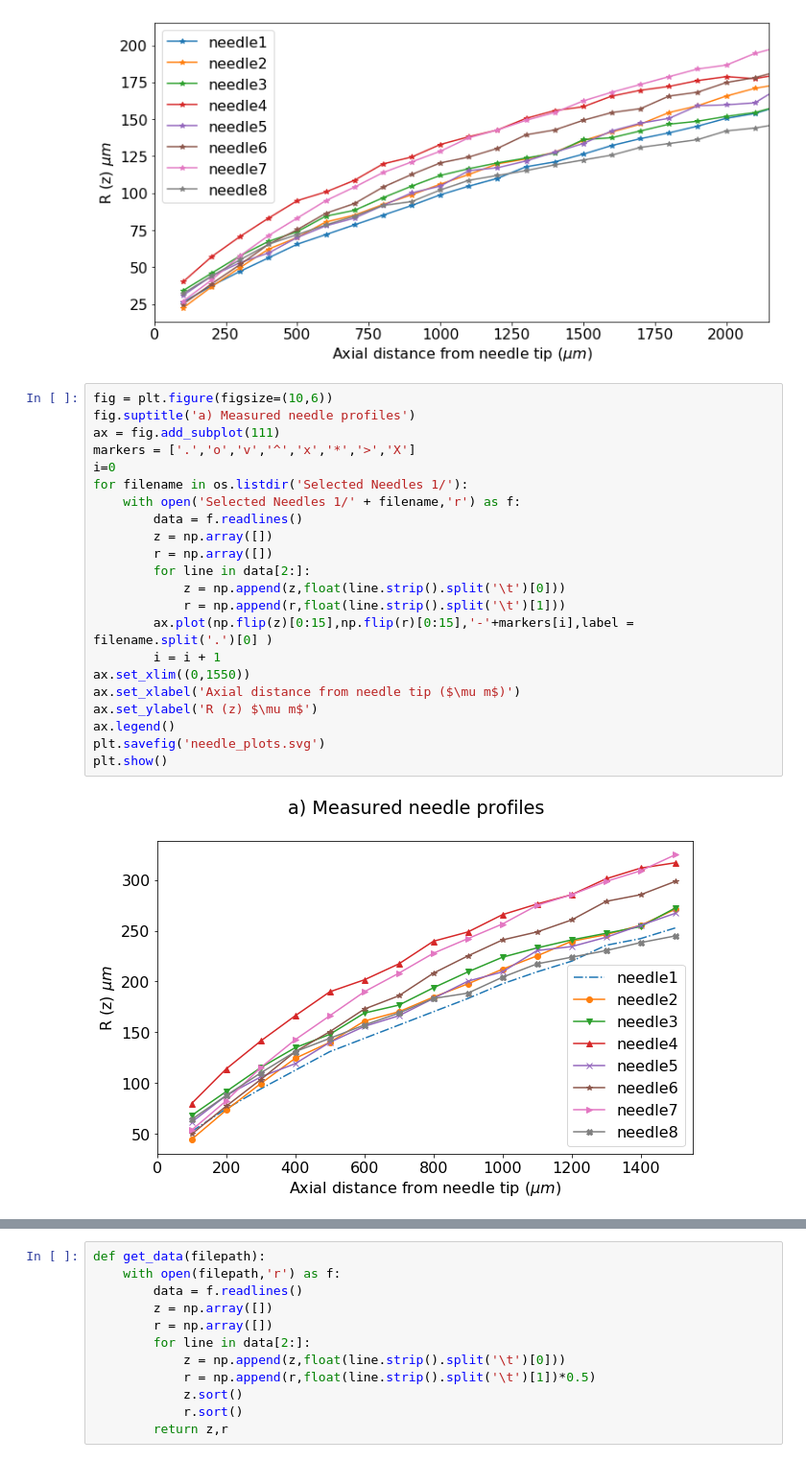
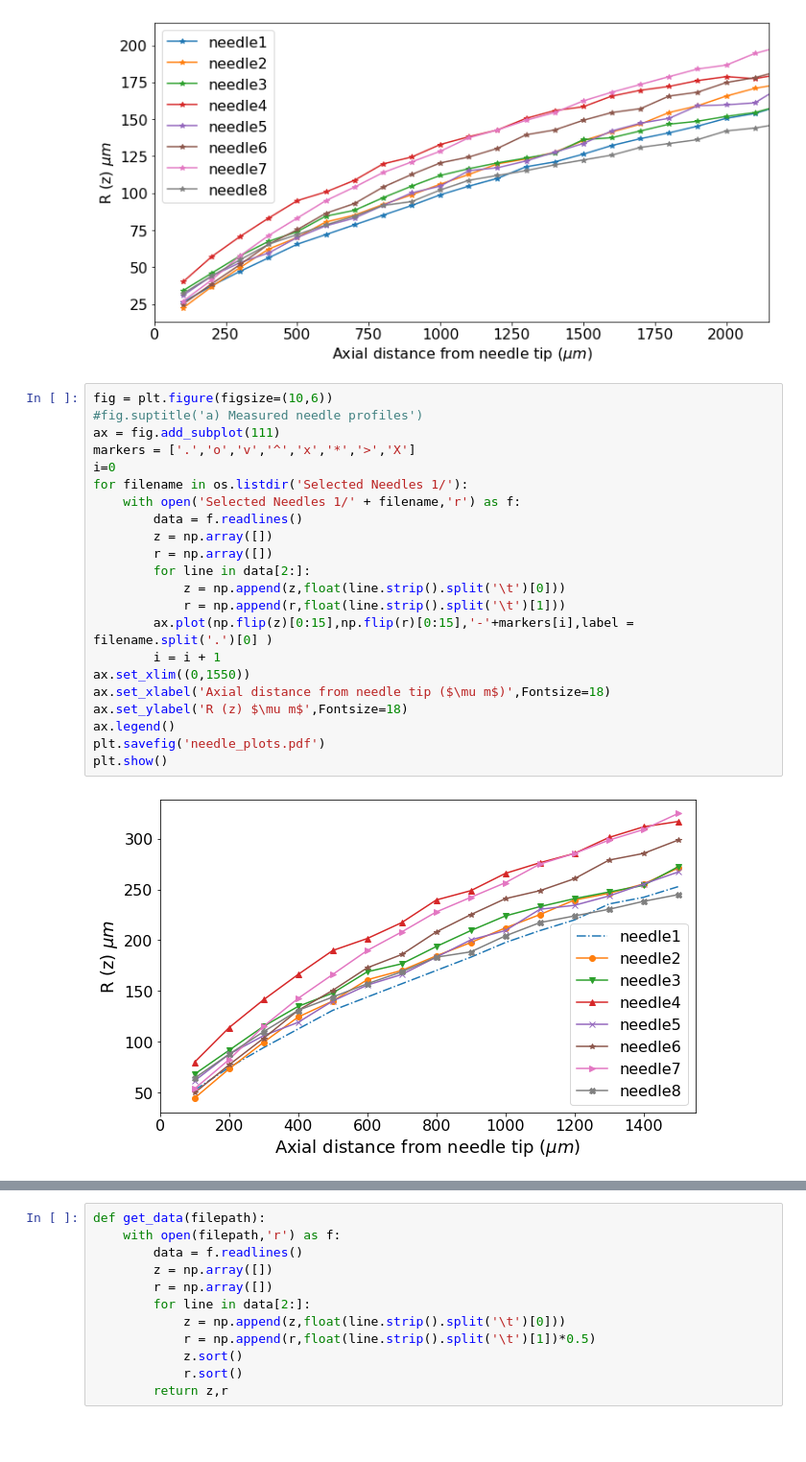
Before and after one commit to QITI/Needle_electrodes_for_ion_traps, a Jupyter notebook: data_analysis/NeedleRepeatabilityTest.ipynb, the cells around one changed output, grey strips where cells are left out. Shown: that part at 96% size. Drawn from its saved outputs; the diff is of its cells as text; blank space fills up the shorter version.

Commit message:
changed figures

```diff
--- a/data_analysis/NeedleRepeatabilityTest.ipynb
+++ b/data_analysis/NeedleRepeatabilityTest.ipynb
@@ -27,28 +27,28 @@ plt.show()
 [figure]
 # %%
 fig = plt.figure(figsize=(10,6))
-fig.suptitle('a) Measured needle profiles')
+#fig.suptitle('a) Measured needle profiles')
 ax = fig.add_subplot(111)
 markers = ['.','o','v','^','x','*','>','X']
 i=0
 for filename in os.listdir('Selected Needles 1/'):
     with open('Selected Needles 1/' + filename,'r') as f:
         data = f.readlines()
         z = np.array([])
         r = np.array([])
         for line in data[2:]:
             z = np.append(z,float(line.strip().split('\t')[0]))
             r = np.append(r,float(line.strip().split('\t')[1]))
         ax.plot(np.flip(z)[0:15],np.flip(r)[0:15],'-'+markers[i],label = filename.split('.')[0] )
         i = i + 1
 ax.set_xlim((0,1550))
-ax.set_xlabel('Axial distance from needle tip ($\mu m$)')
-ax.set_ylabel('R (z) $\mu m$')
+ax.set_xlabel('Axial distance from needle tip ($\mu m$)',Fontsize=18)
+ax.set_ylabel('R (z) $\mu m$',Fontsize=18)
 ax.legend()
-plt.savefig('needle_plots.svg')
+plt.savefig('needle_plots.pdf')
 plt.show()
 # %% [output]
-[figure, old version]
+[figure, new version]
 # %%
 fig = plt.figure(figsize=(12,6))
 ax = fig.add_subplot(111)
```
Also changed, not shown: parts of 6 cells of this notebook, 39 other files.
